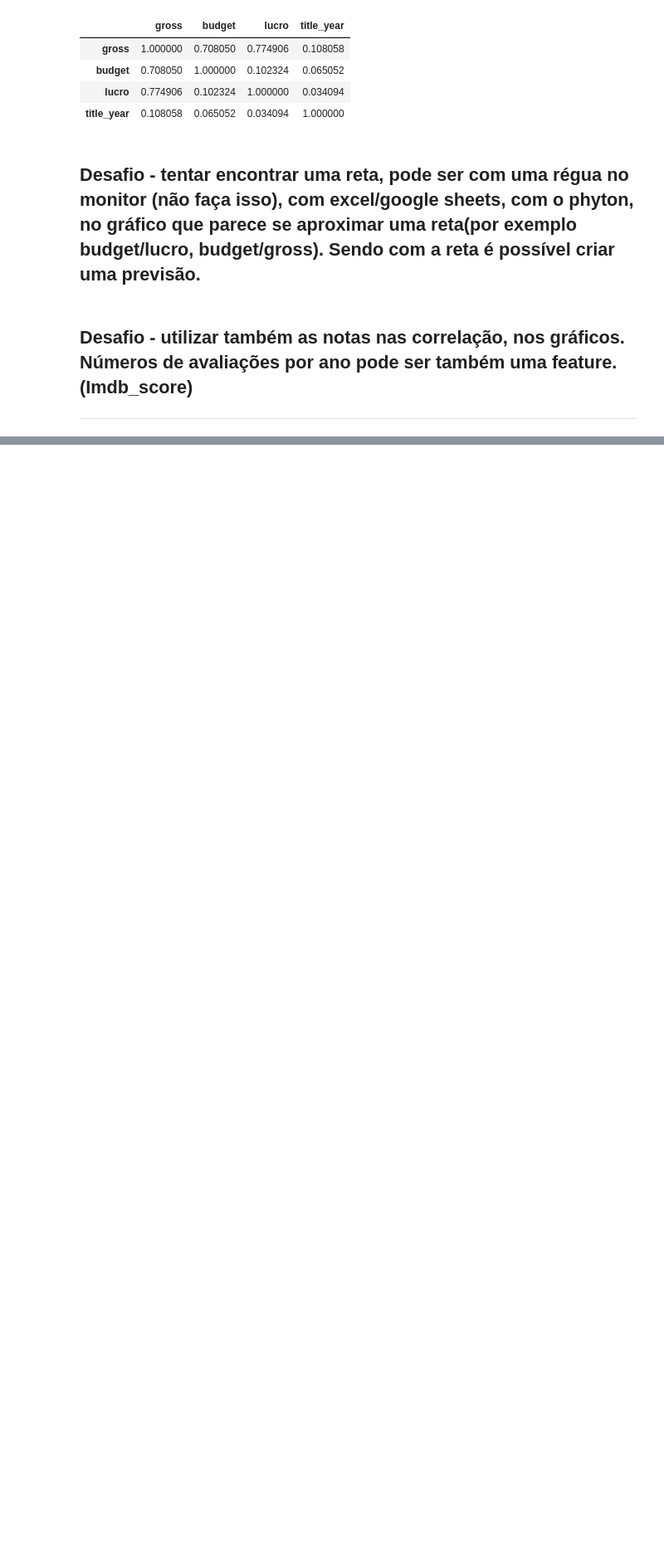
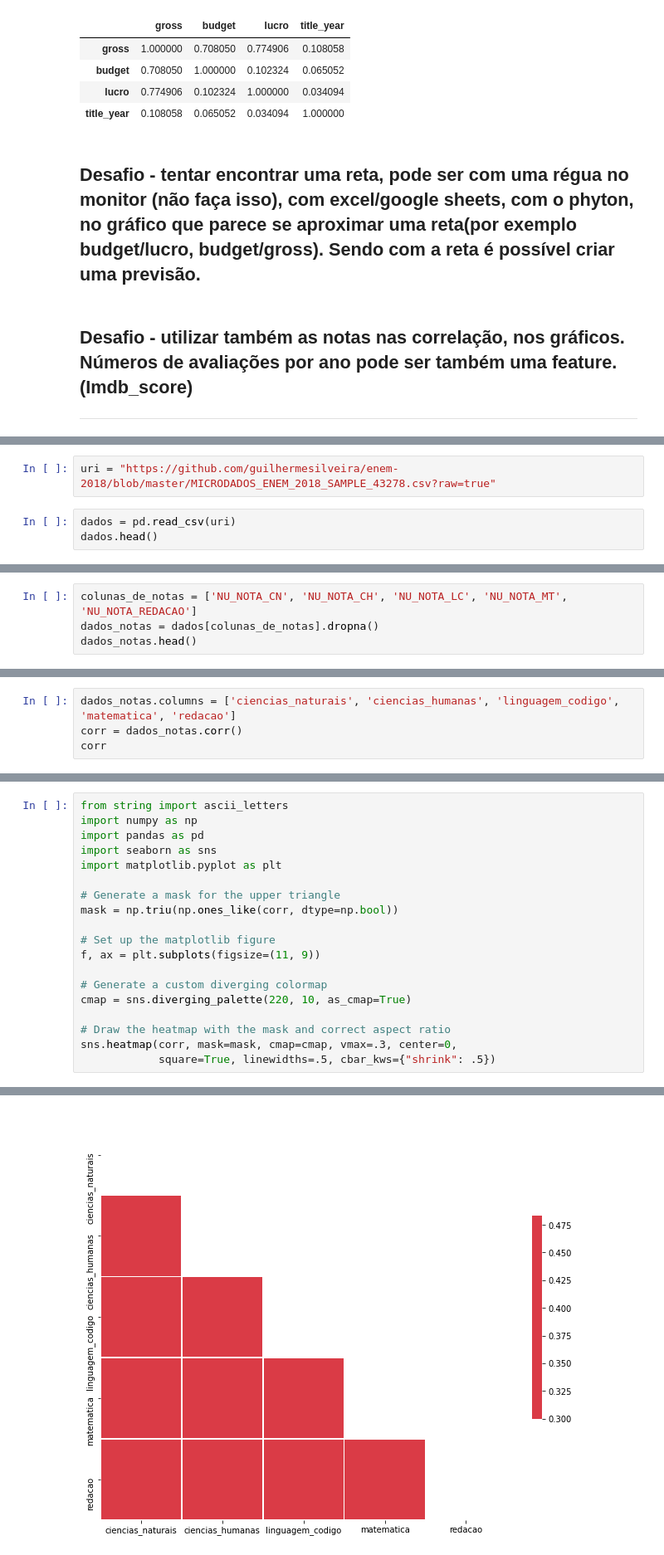
Before and after one commit to dnlrodrigues/analise_dados_python, a Jupyter notebook: Copy_of_Copy_of_QuarentenasDados_Filme.ipynb, the cells around one changed output, grey strips where cells are left out. Shown at 83% size. Drawn from its saved outputs; the diff is of its cells as text; blank space fills up the shorter version.

```diff
--- a/Copy_of_Copy_of_QuarentenasDados_Filme.ipynb
+++ b/Copy_of_Copy_of_QuarentenasDados_Filme.ipynb
@@ -962,0 +983,5 @@ dev_4.query("title_year >= 2000").corr()
+# %%
+uri = "https://github.com/guilhermesilveira/enem-2018/blob/master/MICRODADOS_ENEM_2018_SAMPLE_43278.csv?raw=true"
+# %%
+dados = pd.read_csv(uri)
+dados.head()
@@ -962,0 +1022,4 @@ dev_4.query("title_year >= 2000").corr()
+# %%
+colunas_de_notas = ['NU_NOTA_CN', 'NU_NOTA_CH', 'NU_NOTA_LC', 'NU_NOTA_MT', 'NU_NOTA_REDACAO']
+dados_notas = dados[colunas_de_notas].dropna()
+dados_notas.head()
@@ -962,0 +1036,4 @@ dev_4.query("title_year >= 2000").corr()
+# %%
+dados_notas.columns = ['ciencias_naturais', 'ciencias_humanas', 'linguagem_codigo', 'matematica', 'redacao']
+corr = dados_notas.corr()
+corr
@@ -962,0 +1047,20 @@ dev_4.query("title_year >= 2000").corr()
+# %%
+from string import ascii_letters
+import numpy as np
+import pandas as pd
+import seaborn as sns
+import matplotlib.pyplot as plt
+
+# Generate a mask for the upper triangle
+mask = np.triu(np.ones_like(corr, dtype=np.bool))
+
+# Set up the matplotlib figure
+f, ax = plt.subplots(figsize=(11, 9))
+
+# Generate a custom diverging colormap
+cmap = sns.diverging_palette(220, 10, as_cmap=True)
+
+# Draw the heatmap with the mask and correct aspect ratio
+sns.heatmap(corr, mask=mask, cmap=cmap, vmax=.3, center=0,
+            square=True, linewidths=.5, cbar_kws={"shrink": .5})
+# %% [output]
@@ -962,0 +1068 @@ dev_4.query("title_year >= 2000").corr()
+[figure, added]
```
Also changed, not shown: parts of 24 cells of this notebook.
